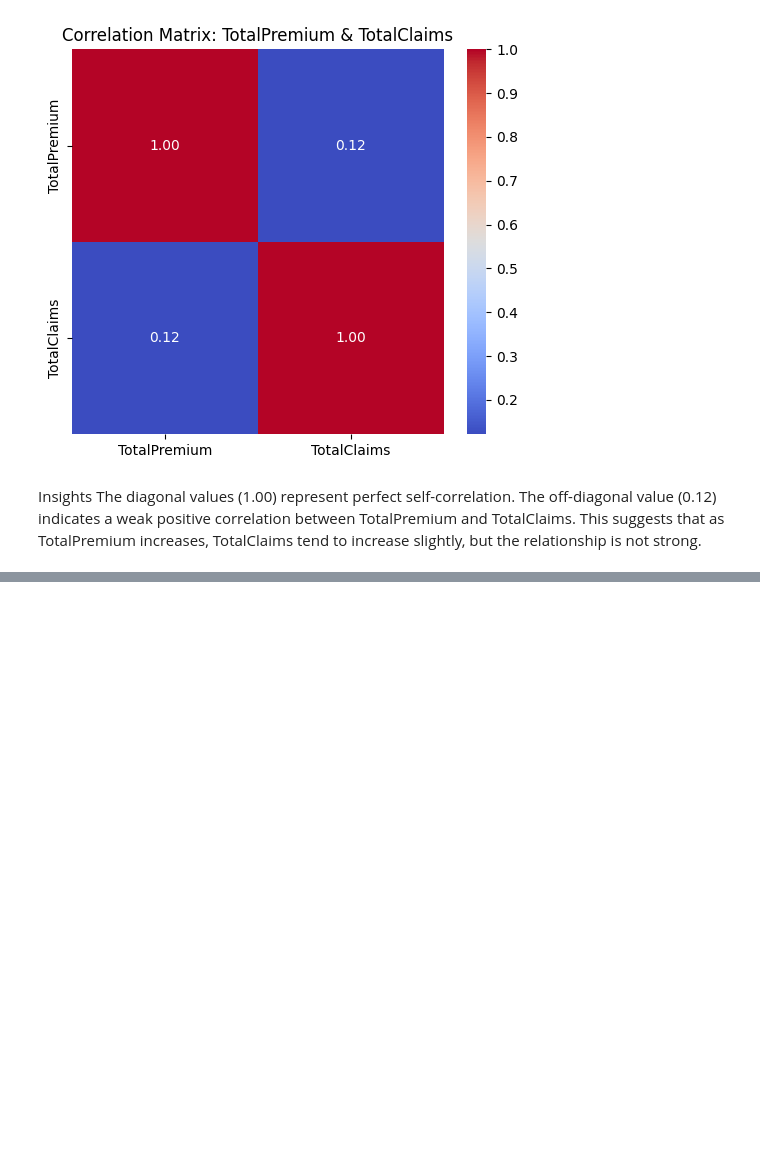
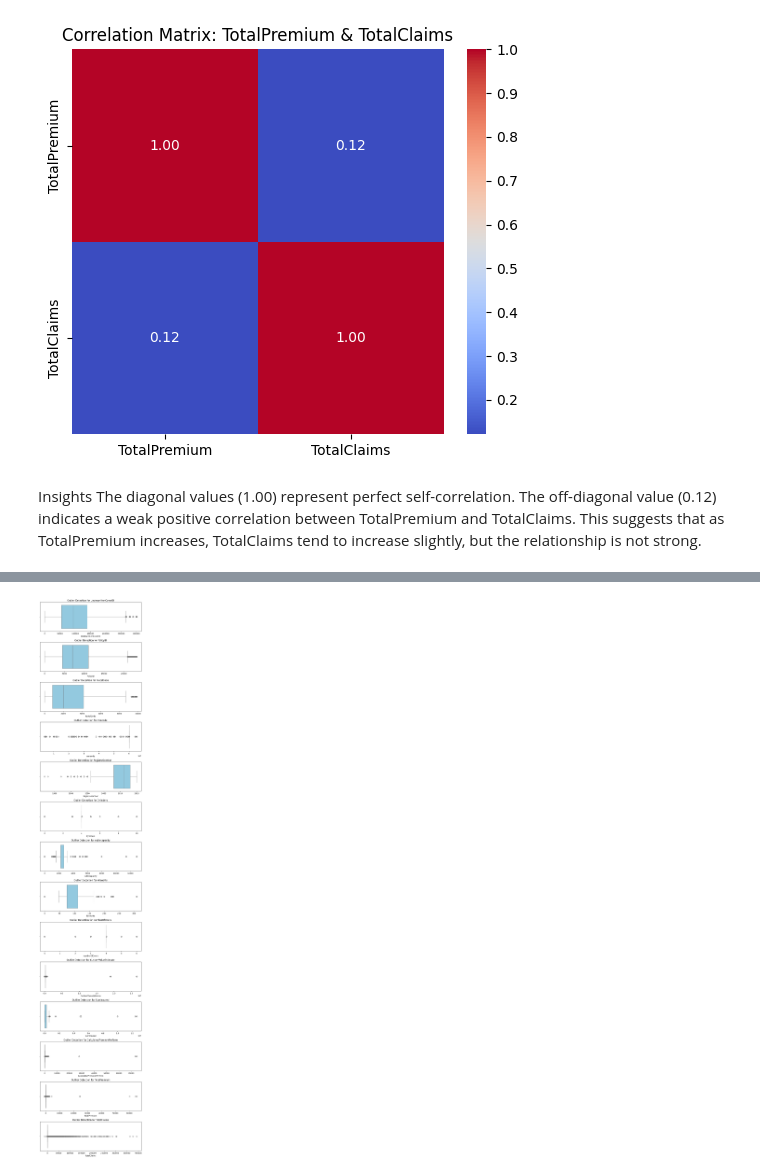
Before and after one commit to b-sam16/AlphaCare-Insurance-Analysis, a Jupyter notebook: notebooks/eda.ipynb, the cells around one changed output, grey strips where cells are left out. Saved outputs shown, nothing was run; the diff lists cells and outputs as text; code cells hidden in the pictures; blank space fills up the shorter version.

```diff
--- a/notebooks/eda.ipynb
+++ b/notebooks/eda.ipynb
@@ -211,0 +229,5 @@ This suggests that as TotalPremium increases, TotalClaims tend to increase sligh
+# %%
+# Detect Outliers with Box Plots
+visualizer.plot_outlier_detection()
+# %% [output]
+[figure, added]
```
Also changed, not shown: parts of 3 cells of this notebook, 3 other files.
